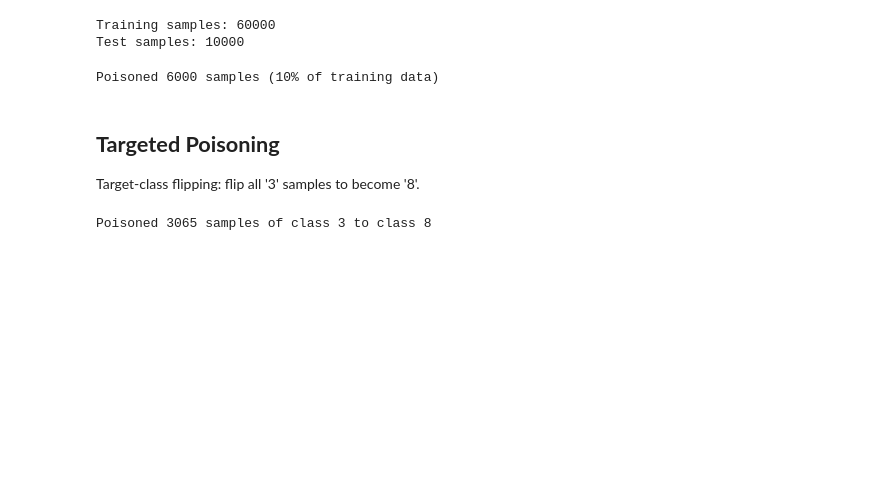
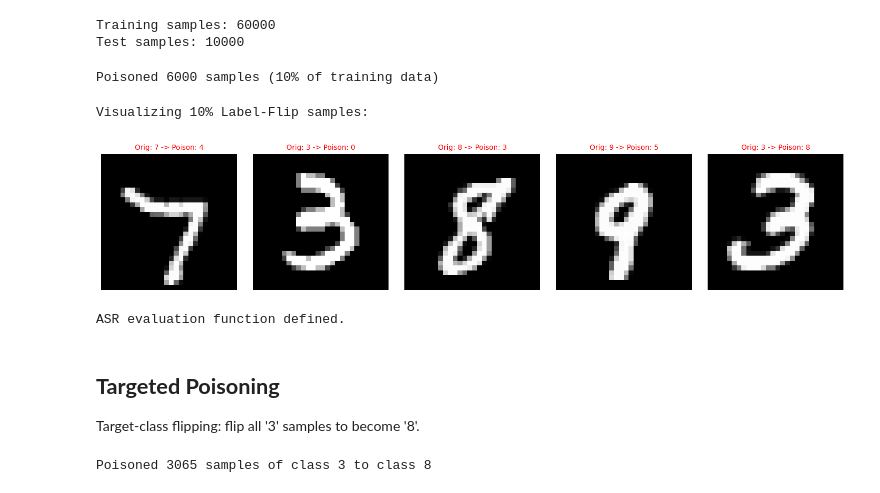
Before and after one commit to ELTE-DSED/Intro-Data-Security, a Jupyter notebook: module_03_data_poisoning/Lab_3a_Data_Poisoning_Label_Flipping.ipynb, the cells around one changed output. Cells and saved outputs as stored; diff of their text form; code cells hidden in the pictures; blank space fills up the shorter version.

```diff
--- a/module_03_data_poisoning/Lab_3a_Data_Poisoning_Label_Flipping.ipynb
+++ b/module_03_data_poisoning/Lab_3a_Data_Poisoning_Label_Flipping.ipynb
@@ -120,6 +120,50 @@ poisoned_train, poison_idx, poison_count = create_label_flip_poison(
 print(f"Poisoned {poison_count} samples (10% of training data)")
 # %% [output]
 Poisoned 6000 samples (10% of training data)
+# %%
+def plot_poisoned_samples(original_dataset, poisoned_data, poison_indices, n=5):
+    plt.figure(figsize=(15, 3))
+    for i, idx in enumerate(poison_indices[:n]):
+        img, original_label = original_dataset[idx]
+        _, poisoned_label = poisoned_data[idx]
+
+        plt.subplot(1, n, i + 1)
+        plt.imshow(img.squeeze(), cmap='gray')
+        plt.title(f'Orig: {original_label} -> Poison: {poisoned_label}', color='red', fontsize=10)
+        plt.axis('off')
+    plt.tight_layout()
+    plt.show()
+
+print('Visualizing 10% Label-Flip samples:')
+plot_poisoned_samples(train_dataset, poisoned_train, poison_idx)
+# %% [output]
+Visualizing 10% Label-Flip samples:
+[figure, added]
+# %%
+def evaluate_asr(model, dataset, source_class, target_class, device):
+    """
+    Attack Success Rate (ASR): % of source_class samples classified as target_class.
+    """
+    # Use .model to access the raw PyTorch network if it's wrapped by SecML
+    model_inner = model.model if isinstance(model, BasePytorchClassifier) else model
+    model_inner.eval()
+
+    source_indices = [i for i, (_, y) in enumerate(dataset) if y == source_class]
+    source_subset = Subset(dataset, source_indices)
+    loader = DataLoader(source_subset, batch_size=128)
+
+    targeted_success = 0
+    total = 0
+    with torch.no_grad():
+        for x, y in loader:
+            x = x.to(device)
+            logits = model_inner(x)
+            preds = logits.argmax(dim=1)
+            targeted_success += (preds == target_class).sum().item()
+            total += y.size(0)
+    return targeted_success / total if total > 0 else 0
+# %% [output]
+ASR evaluation function defined.
 # %% [markdown]
 ## **Targeted Poisoning** <a name="targeted"></a>
 
```
Also changed, not shown: parts of 7 cells of this notebook.
